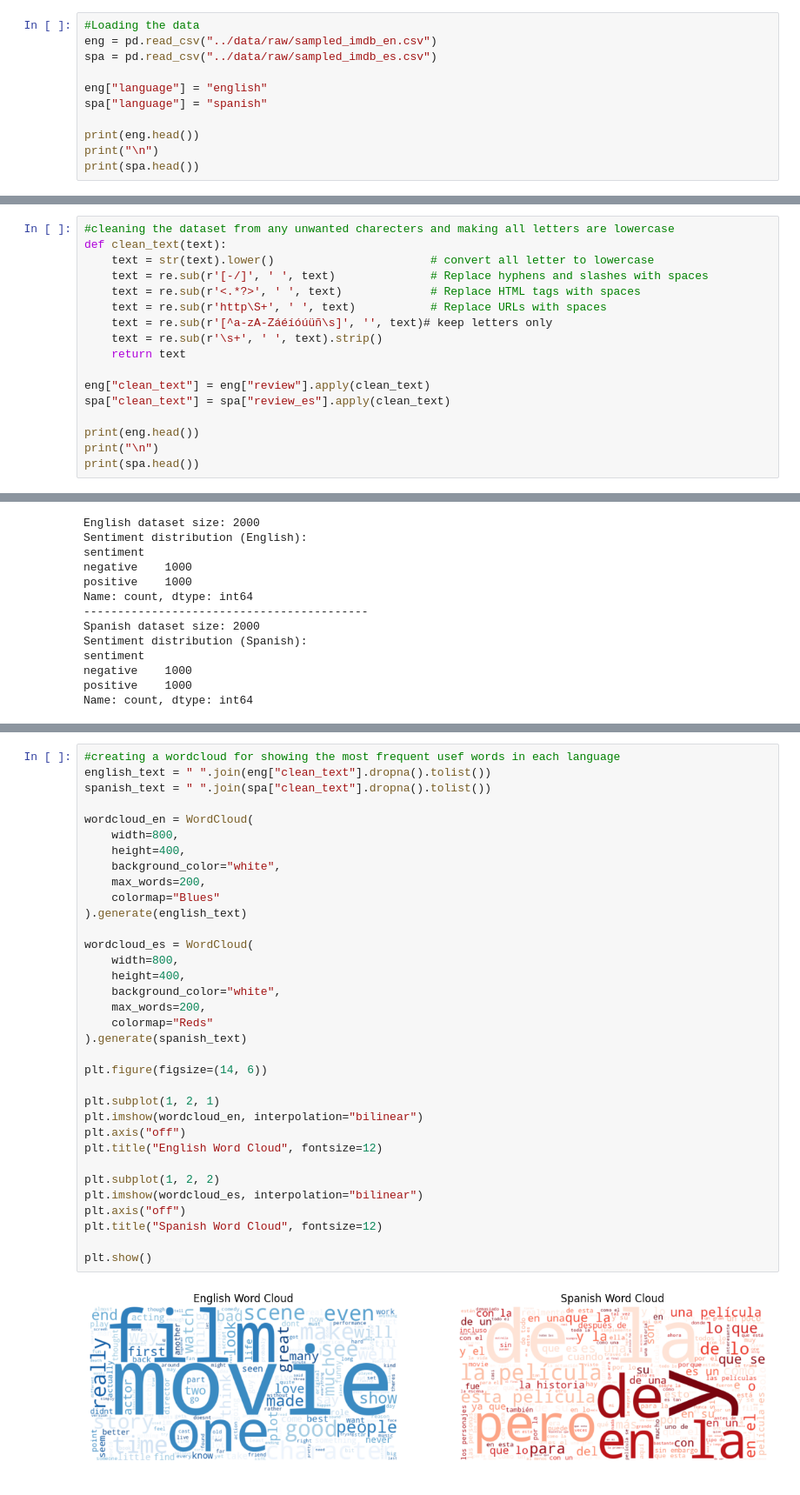
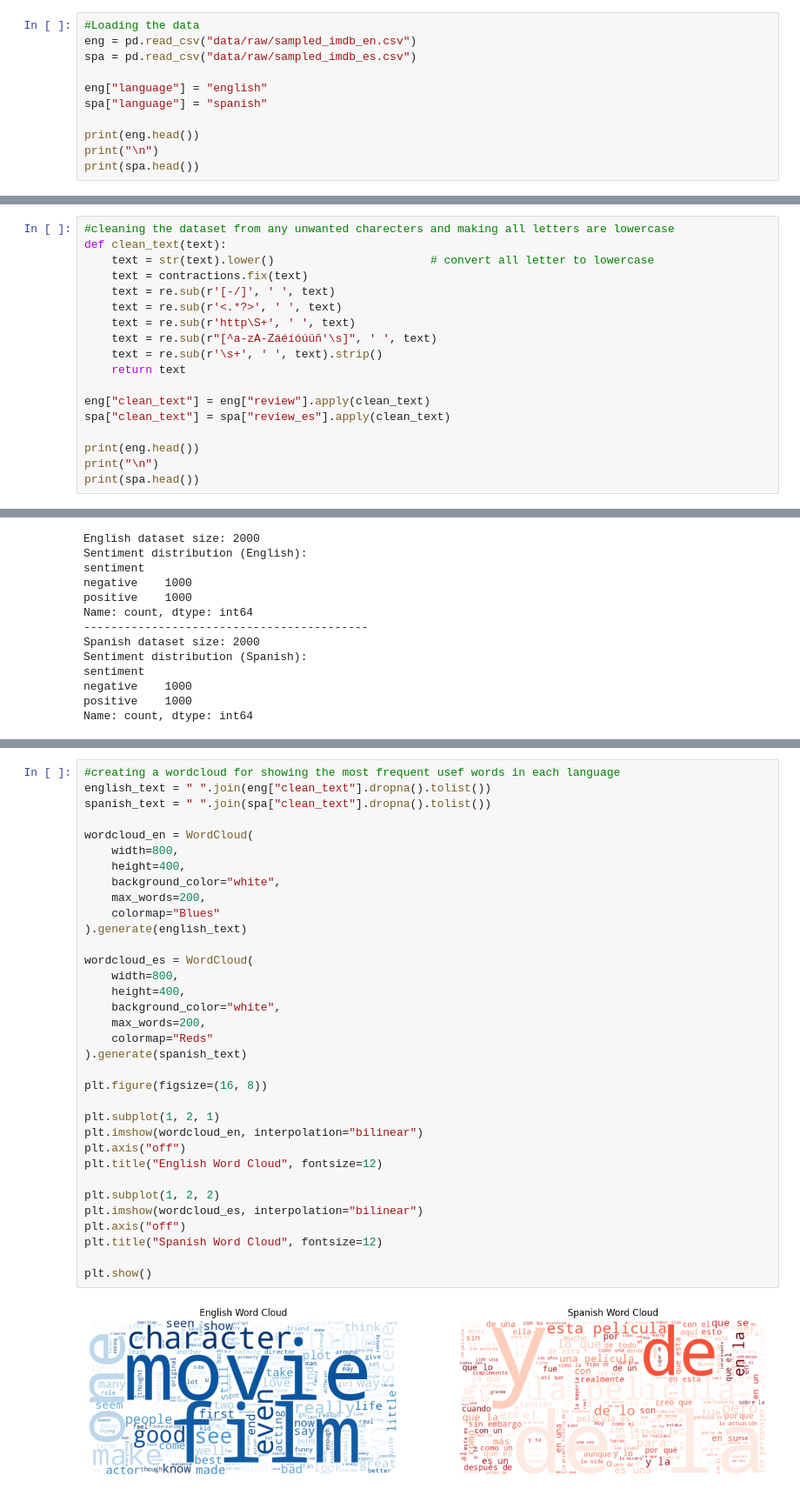
Before and after one commit to Meshal6299/multilingual-movie-reviews-NLP, a Jupyter notebook: notebooks/01_data_cleaning_eda.ipynb, the cells around one changed output, grey strips where cells are left out. Shown at 87% size. Drawn from its saved outputs; the diff is of its cells as text.

Commit message:
modified the cleaning steps and handled contractions

```diff
--- a/notebooks/01_data_cleaning_eda.ipynb
+++ b/notebooks/01_data_cleaning_eda.ipynb
@@ -8,8 +47,8 @@ import seaborn as sns
 from wordcloud import WordCloud
 # %%
 #Loading the data
-eng = pd.read_csv("../data/raw/sampled_imdb_en.csv")
-spa = pd.read_csv("../data/raw/sampled_imdb_es.csv")
+eng = pd.read_csv("data/raw/sampled_imdb_en.csv")
+spa = pd.read_csv("data/raw/sampled_imdb_es.csv")
 
 eng["language"] = "english"
 spa["language"] = "spanish"
@@ -36,10 +75,11 @@ print(spa.head())
 #cleaning the dataset from any unwanted charecters and making all letters are lowercase
 def clean_text(text):
     text = str(text).lower()                       # convert all letter to lowercase
-    text = re.sub(r'[-/]', ' ', text)              # Replace hyphens and slashes with spaces
-    text = re.sub(r'<.*?>', ' ', text)             # Replace HTML tags with spaces
-    text = re.sub(r'http\S+', ' ', text)           # Replace URLs with spaces
-    text = re.sub(r'[^a-zA-Záéíóúüñ\s]', '', text)# keep letters only
+    text = contractions.fix(text)
+    text = re.sub(r'[-/]', ' ', text)
+    text = re.sub(r'<.*?>', ' ', text)
+    text = re.sub(r'http\S+', ' ', text)
+    text = re.sub(r"[^a-zA-Záéíóúüñ'\s]", ' ', text)
     text = re.sub(r'\s+', ' ', text).strip()
     return text
 
@@ -125,35 +165,35 @@ spanish_text = " ".join(spa["clean_text"].dropna().tolist())
 
 wordcloud_en = WordCloud(
     width=800,
     height=400,
     background_color="white",
     max_words=200,
     colormap="Blues"
 ).generate(english_text)
 
 wordcloud_es = WordCloud(
     width=800,
     height=400,
     background_color="white",
     max_words=200,
     colormap="Reds"
 ).generate(spanish_text)
 
-plt.figure(figsize=(14, 6))
+plt.figure(figsize=(16, 8))
 
 plt.subplot(1, 2, 1)
 plt.imshow(wordcloud_en, interpolation="bilinear")
 plt.axis("off")
 plt.title("English Word Cloud", fontsize=12)
 
 plt.subplot(1, 2, 2)
 plt.imshow(wordcloud_es, interpolation="bilinear")
 plt.axis("off")
 plt.title("Spanish Word Cloud", fontsize=12)
 
 plt.show()
 # %% [output]
-[figure, old version]
+[figure, new version]
 # %%
 # Keep only the required columns
 eng_final = eng[["clean_text", "sentiment"]]
```
Also changed, not shown: parts of 8 cells of this notebook.
